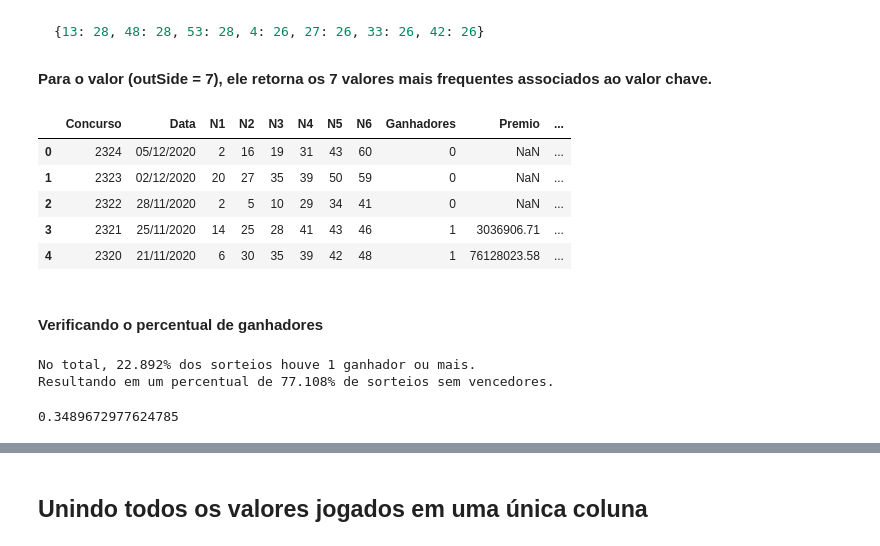
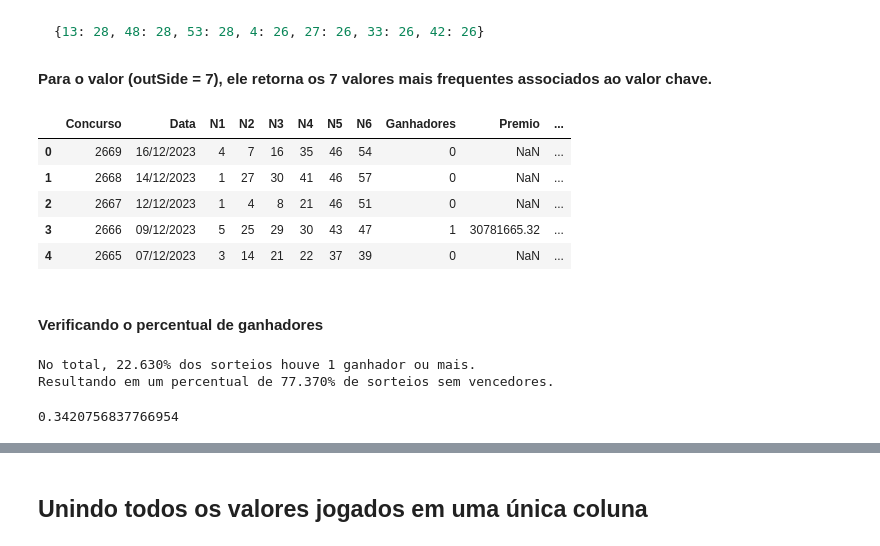
Before and after one commit to ElizeuS/Sorteios_MegaSena, a Jupyter notebook: MegaSena - Predicts.ipynb, the cells around one changed output, grey strips where cells are left out. Cells and saved outputs as stored; diff of their text form; code cells hidden in the pictures.

```diff
--- a/MegaSena - Predicts.ipynb
+++ b/MegaSena - Predicts.ipynb
@@ -70,15 +71,15 @@ def selectMaxNumbers(dictNumber: {}, outSide: int):
 
     return n
 # %%
-ms = pd.read_excel('MegaSena.xlsx')
+ms = pd.read_excel('MegaSena_2.xlsx')
 ms.head()
 # %% [output]
 |  | Concurso | Data | N1 | N2 | N3 | N4 | N5 | N6 | Ganhadores | Premio | ... |
-| 0 | 2324 | 05/12/2020 | 2 | 16 | 19 | 31 | 43 | 60 | 0 | NaN | ... |
-| 1 | 2323 | 02/12/2020 | 20 | 27 | 35 | 39 | 50 | 59 | 0 | NaN | ... |
-| 2 | 2322 | 28/11/2020 | 2 | 5 | 10 | 29 | 34 | 41 | 0 | NaN | ... |
-| 3 | 2321 | 25/11/2020 | 14 | 25 | 28 | 41 | 43 | 46 | 1 | 3036906.71 | ... |
-| 4 | 2320 | 21/11/2020 | 6 | 30 | 35 | 39 | 42 | 48 | 1 | 76128023.58 | ... |
+| 0 | 2669 | 16/12/2023 | 4 | 7 | 16 | 35 | 46 | 54 | 0 | NaN | ... |
+| 1 | 2668 | 14/12/2023 | 1 | 27 | 30 | 41 | 46 | 57 | 0 | NaN | ... |
+| 2 | 2667 | 12/12/2023 | 1 | 4 | 8 | 21 | 46 | 51 | 0 | NaN | ... |
+| 3 | 2666 | 09/12/2023 | 5 | 25 | 29 | 30 | 43 | 47 | 1 | 30781665.32 | ... |
+| 4 | 2665 | 07/12/2023 | 3 | 14 | 21 | 22 | 37 | 39 | 0 | NaN | ... |
 # %% [markdown]
 #### Verificando o percentual de ganhadores
 # %%
@@ -90,9 +91,9 @@ wins_freq = (wins.count()/df_ganhadores.count())*100;
 print("No total, %.3f%% dos sorteios houve 1 ganhador ou mais." % wins_freq)
 print("Resultando em um percentual de %.3f%% de sorteios sem vencedores." % (100-wins_freq))
 # %% [output]
-No total, 22.892% dos sorteios houve 1 ganhador ou mais.
-Resultando em um percentual de 77.108% de sorteios sem vencedores.
+No total, 22.630% dos sorteios houve 1 ganhador ou mais.
+Resultando em um percentual de 77.370% de sorteios sem vencedores.
 # %%
 df_ganhadores.mean()
 # %% [output]
-0.3489672977624785
+0.3420756837766954
```
Also changed, not shown: parts of 23 cells of this notebook, 2 other files.
